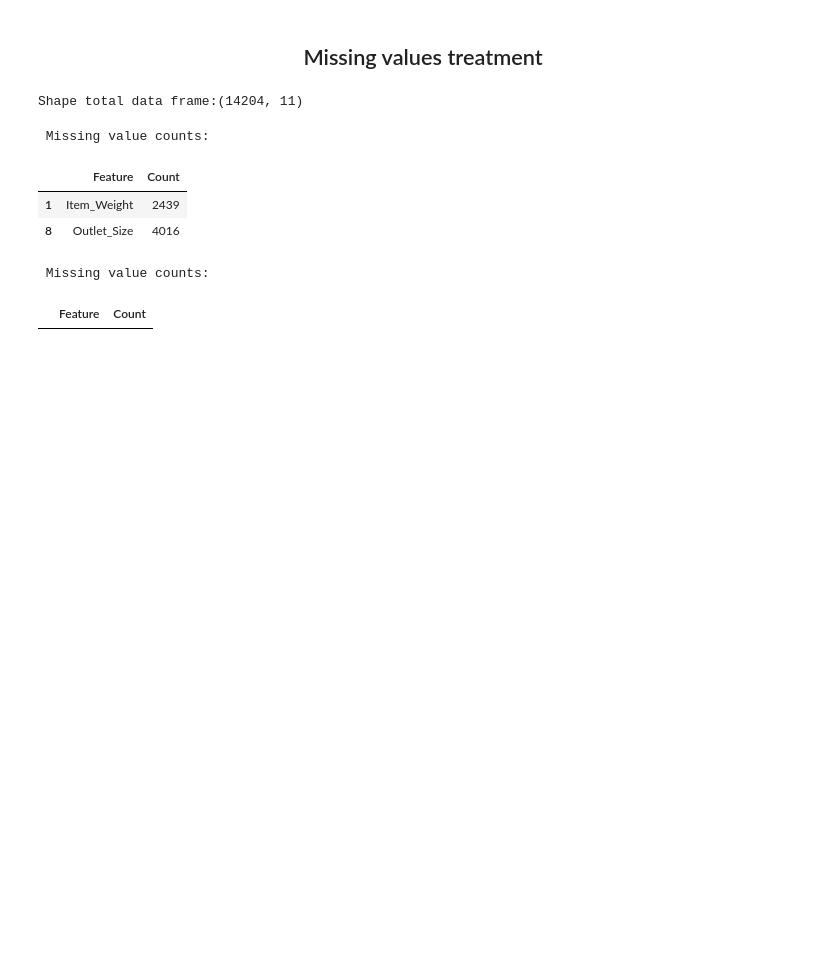
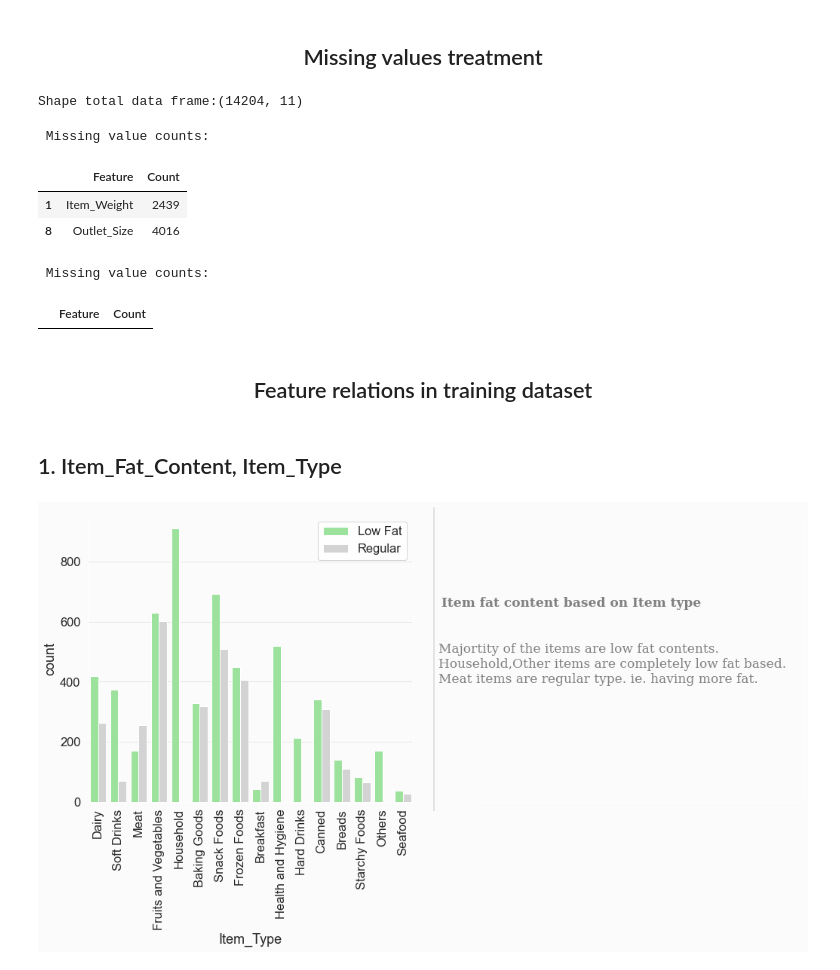
Before and after one commit to ajithcl/BigmartSalesPrediction, a Jupyter notebook: BigmartSalesPrediction.ipynb, the cells around one changed output. Drawn from its saved outputs; the diff is of its cells as text; code cells hidden in the pictures; blank space fills up the shorter version.

```diff
--- a/BigmartSalesPrediction.ipynb
+++ b/BigmartSalesPrediction.ipynb
@@ -540,6 +553,9 @@ Continuous variable
 # %% [markdown]
 ## <center> Missing values treatment </center>
 # %%
+#Store the target feature for future use.
+target = df_train.Item_Outlet_Sales
+
 #Combining test and training data for imputing missing values.
 df_total=df_train.drop("Item_Outlet_Sales", axis=1).copy()
 
@@ -602,3 +618,68 @@ display(dummy.query('Count != 0'))
 # %% [output]
  Missing value counts:
 |  | Feature | Count |
+# %%
+#Retrieve mofified train and test data
+df_test=df_total.loc[new_index_list]
+df_train=df_total.loc[df_train.index]
+df_train["Item_Outlet_Sale"]=target
+# %%
+#Remove duplicate values for Item fat content.
+df_train['Item_Fat_Content'].replace('reg','Regular',inplace=True)
+df_train['Item_Fat_Content'].replace(['LF','low fat'],'Low Fat',inplace=True)
+# %% [markdown]
+## <center>Feature relations in training dataset</center>
+# %% [markdown]
+## 1. Item_Fat_Content, Item_Type
+# %%
+#Visualization
+fig=plt.figure(figsize=(17,7));
+
+ax0=fig.add_subplot(1,2,1)
+ax1=fig.add_subplot(1,2,2)
+ax1.grid(False)
+ax1.set_xticklabels([])
+ax1.set_yticklabels([])
+
+fig.patch.set_facecolor(background_color)
+ax0.set_facecolor(background_color)
+ax1.set_facecolor(background_color)
+
+#Plot the countplot
+sns.countplot(data=df_train,x="Item_Type",hue="Item_Fat_Content",palette=['lightgreen','lightgrey'],ax=ax0);
+ax0.legend(loc="upper right")
+
+#rotating the ticklabels in x axis
+for tick in ax0.get_xticklabels():
+    tick.set_rotation(90)
+
+
+#Draw line in the middle
+l1= lines.Line2D([0.5,0.5],[0.1, 0.9],color='black',lw=0.2,transform=fig.transFigure)
+fig.lines.extend([l1])
+
+#heading content
+fig.text(x=0.47,
+        y=0.6,
+        fontweight='bold',
+        fontfamily='serif',
+        fontsize=17,
+        color='grey',
+        s='''
+        Item fat content based on Item type
+        ''')
+#text content
+fig.text(x=0.47,
+        y=0.4,
+        fontweight='light',
+        fontfamily='serif',
+        fontsize=17,
+        color='grey',
+        s='''
+        Majortity of the items are low fat contents.
+        Household,Other items are completely low fat based.
+        Meat items are regular type. ie. having more fat.
+        '''        )
+plt.show()
+# %% [output]
+[figure, added]
```
Also changed, not shown: parts of 25 cells of this notebook, 2 other files.
